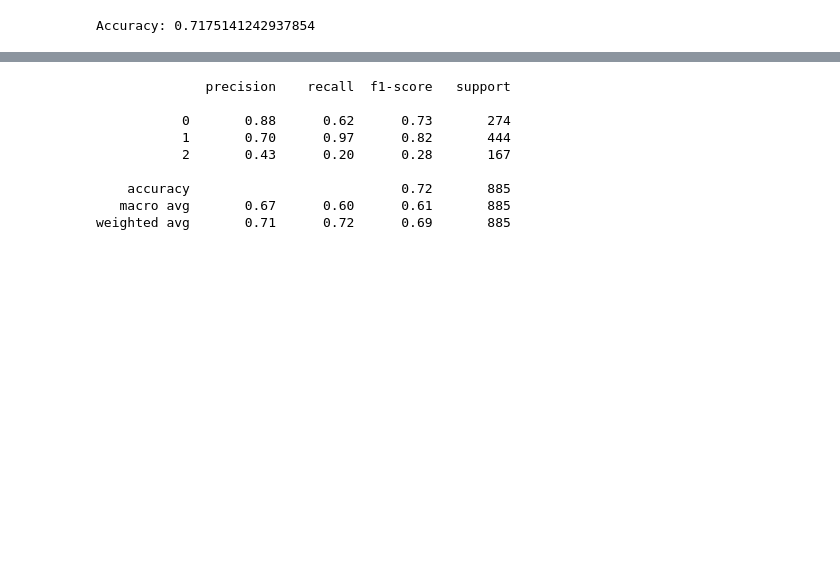
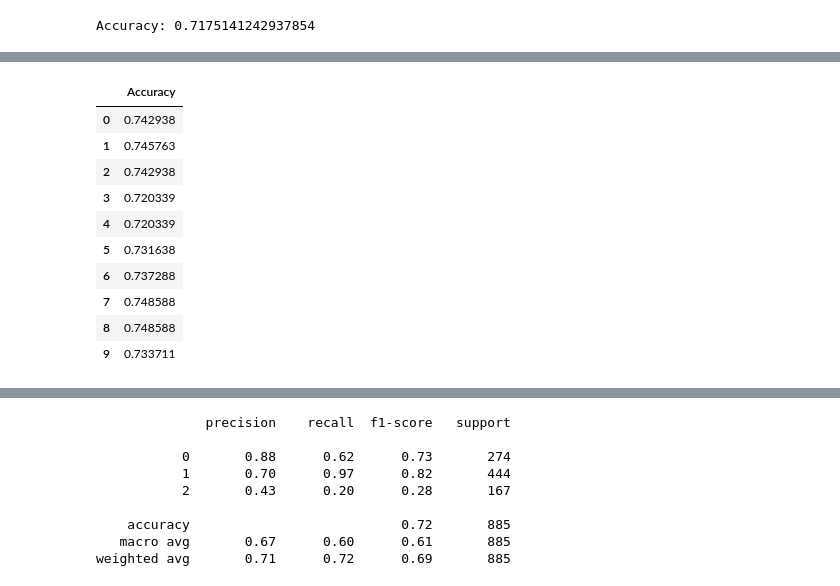
Before and after one commit to Saeem03/CSE-445-Project, a Jupyter notebook: Course Files/Project/Decision Code .ipynb, the cells around one changed output, grey strips where cells are left out. Saved outputs shown, nothing was run; the diff lists cells and outputs as text; code cells hidden in the pictures; blank space fills up the shorter version.

```diff
--- a/Course Files/Project/Decision Code .ipynb
+++ b/Course Files/Project/Decision Code .ipynb
@@ -171,2 +189,17 @@ confusionMatrix(y_test,y_pred)
+# %%
+scores = cross_val_score(clf, X_train, y_train, cv=10)
+pd.DataFrame(scores,columns=['Accuracy'])
+# %% [output]
+|  | Accuracy |
+| 0 | 0.742938 |
+| 1 | 0.745763 |
+| 2 | 0.742938 |
+| 3 | 0.720339 |
+| 4 | 0.720339 |
+| 5 | 0.731638 |
+| 6 | 0.737288 |
+| 7 | 0.748588 |
+| 8 | 0.748588 |
+| 9 | 0.733711 |
 # %%
 sns.set(rc = {'figure.figsize':(15,8)})
```
Also changed, not shown: parts of 12 cells of this notebook, 2 other files.
